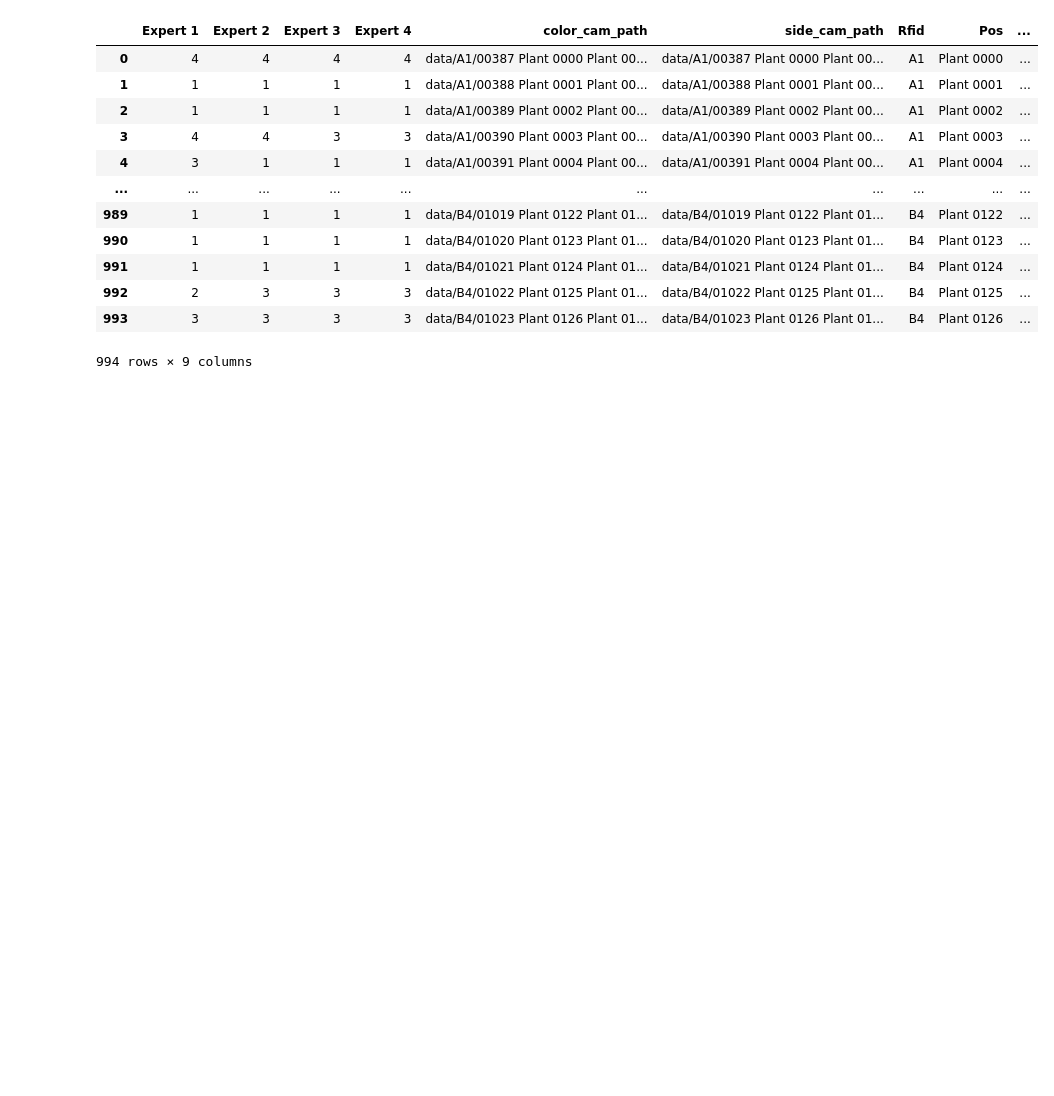
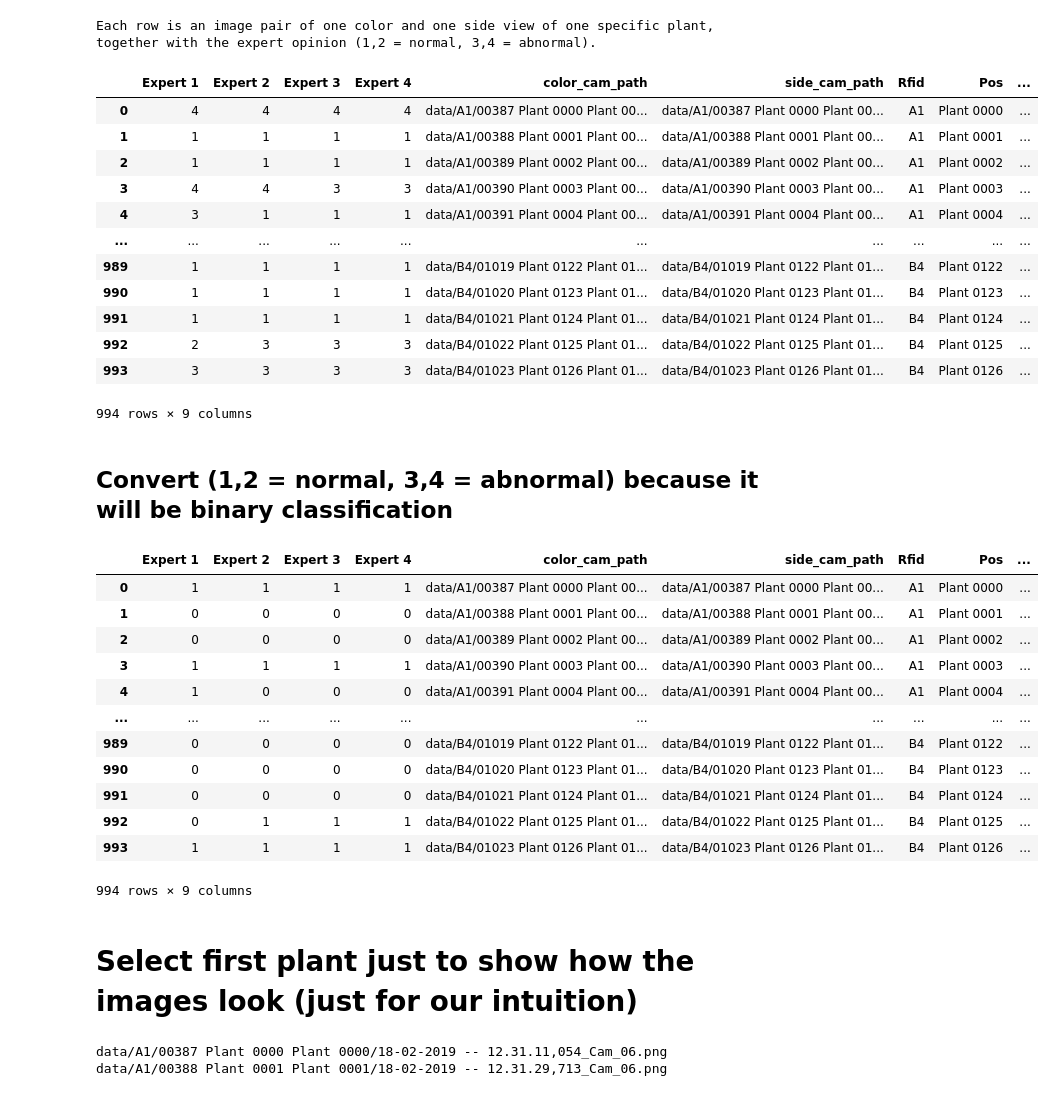
Before and after one commit to louismeeckers/data-fusion-g2, a Jupyter notebook: startingPoint.ipynb, the cells around one changed output. Saved outputs shown, nothing was run; the diff lists cells and outputs as text; code cells hidden in the pictures; blank space fills up the shorter version.

Commit message:
closer look at the data

```diff
--- a/startingPoint.ipynb
+++ b/startingPoint.ipynb
@@ -1,6 +1,10 @@
 # %%
 import pandas as pd
 import os
+import matplotlib.pyplot as plt
+import matplotlib.image as mpimg
+import warnings
+warnings.filterwarnings('ignore')
 
 # Enter path to the data_fusion_guest_lecture file
 image_folder_path = "data"
@@ -14,8 +18,11 @@ df["side_cam_path"] = image_folder_path + "/" + df["side_cam_path"]
 
 # Gives average expert label as a starting point
 df["average_expert"] = (df["Expert 1"] + df["Expert 2"]  + df["Expert 3"] + df["Expert 4"]) / 4
+print('Each row is an image pair of one color and one side view of one specific plant, together with the expert opinion (1,2 = normal, 3,4 = abnormal).')
+
 df
 # %% [output]
+Each row is an image pair of one color and one side view of one specific plant, together with the expert opinion (1,2 = normal, 3,4 = abnormal).
 |  | Expert 1 | Expert 2 | Expert 3 | Expert 4 | color_cam_path | side_cam_path | Rfid | Pos | ... |
 | 0 | 4 | 4 | 4 | 4 | data/A1/00387 Plant 0000 Plant 00... | data/A1/00387 Plant 0000 Plant 00... | A1 | Plant 0000 | ... |
 | 1 | 1 | 1 | 1 | 1 | data/A1/00388 Plant 0001 Plant 00... | data/A1/00388 Plant 0001 Plant 00... | A1 | Plant 0001 | ... |
@@ -28,4 +35,39 @@ df
 | 991 | 1 | 1 | 1 | 1 | data/B4/01021 Plant 0124 Plant 01... | data/B4/01021 Plant 0124 Plant 01... | B4 | Plant 0124 | ... |
 | 992 | 2 | 3 | 3 | 3 | data/B4/01022 Plant 0125 Plant 01... | data/B4/01022 Plant 0125 Plant 01... | B4 | Plant 0125 | ... |
 | 993 | 3 | 3 | 3 | 3 | data/B4/01023 Plant 0126 Plant 01... | data/B4/01023 Plant 0126 Plant 01... | B4 | Plant 0126 | ... |
-994 rows × 9 columns
+994 rows × 9 columns
+# %% [markdown]
+## Convert (1,2 = normal, 3,4 = abnormal) because it will be binary classification
+# %%
+# 0 = normal
+# 1 = abnormal
+
+# Round so we can replace
+df['average_expert'] = df['average_expert'].round(0)
+
+df[['Expert 1', 'Expert 2', 'Expert 3', 'Expert 4', 'average_expert']] = df[['Expert 1', 'Expert 2', 'Expert 3', 'Expert 4', 'average_expert']].replace([1,2], 0)
+df[['Expert 1', 'Expert 2', 'Expert 3', 'Expert 4', 'average_expert']] = df[['Expert 1', 'Expert 2', 'Expert 3', 'Expert 4', 'average_expert']].replace([3,4], 1)
+
+df
+# %% [output]
+|  | Expert 1 | Expert 2 | Expert 3 | Expert 4 | color_cam_path | side_cam_path | Rfid | Pos | ... |
+| 0 | 1 | 1 | 1 | 1 | data/A1/00387 Plant 0000 Plant 00... | data/A1/00387 Plant 0000 Plant 00... | A1 | Plant 0000 | ... |
+| 1 | 0 | 0 | 0 | 0 | data/A1/00388 Plant 0001 Plant 00... | data/A1/00388 Plant 0001 Plant 00... | A1 | Plant 0001 | ... |
+| 2 | 0 | 0 | 0 | 0 | data/A1/00389 Plant 0002 Plant 00... | data/A1/00389 Plant 0002 Plant 00... | A1 | Plant 0002 | ... |
+| 3 | 1 | 1 | 1 | 1 | data/A1/00390 Plant 0003 Plant 00... | data/A1/00390 Plant 0003 Plant 00... | A1 | Plant 0003 | ... |
+| 4 | 1 | 0 | 0 | 0 | data/A1/00391 Plant 0004 Plant 00... | data/A1/00391 Plant 0004 Plant 00... | A1 | Plant 0004 | ... |
+| ... | ... | ... | ... | ... | ... | ... | ... | ... | ... |
+| 989 | 0 | 0 | 0 | 0 | data/B4/01019 Plant 0122 Plant 01... | data/B4/01019 Plant 0122 Plant 01... | B4 | Plant 0122 | ... |
+| 990 | 0 | 0 | 0 | 0 | data/B4/01020 Plant 0123 Plant 01... | data/B4/01020 Plant 0123 Plant 01... | B4 | Plant 0123 | ... |
+| 991 | 0 | 0 | 0 | 0 | data/B4/01021 Plant 0124 Plant 01... | data/B4/01021 Plant 0124 Plant 01... | B4 | Plant 0124 | ... |
+| 992 | 0 | 1 | 1 | 1 | data/B4/01022 Plant 0125 Plant 01... | data/B4/01022 Plant 0125 Plant 01... | B4 | Plant 0125 | ... |
+| 993 | 1 | 1 | 1 | 1 | data/B4/01023 Plant 0126 Plant 01... | data/B4/01023 Plant 0126 Plant 01... | B4 | Plant 0126 | ... |
+994 rows × 9 columns
+# %% [markdown]
+# Select first plant just to show how the images look (just for our intuition)
+# %%
+print(df['color_cam_path'][0])
+print(df['color_cam_path'][1])
+# %% [output]
+data/A1/00387 Plant 0000 Plant 0000/18-02-2019 -- 12.31.11,054_Cam_06.png
+data/A1/00388 Plant 0001 Plant 0001/18-02-2019 -- 12.31.29,713_Cam_06.png
```
Also changed, not shown: parts of 2 cells of this notebook, 1 other file.
